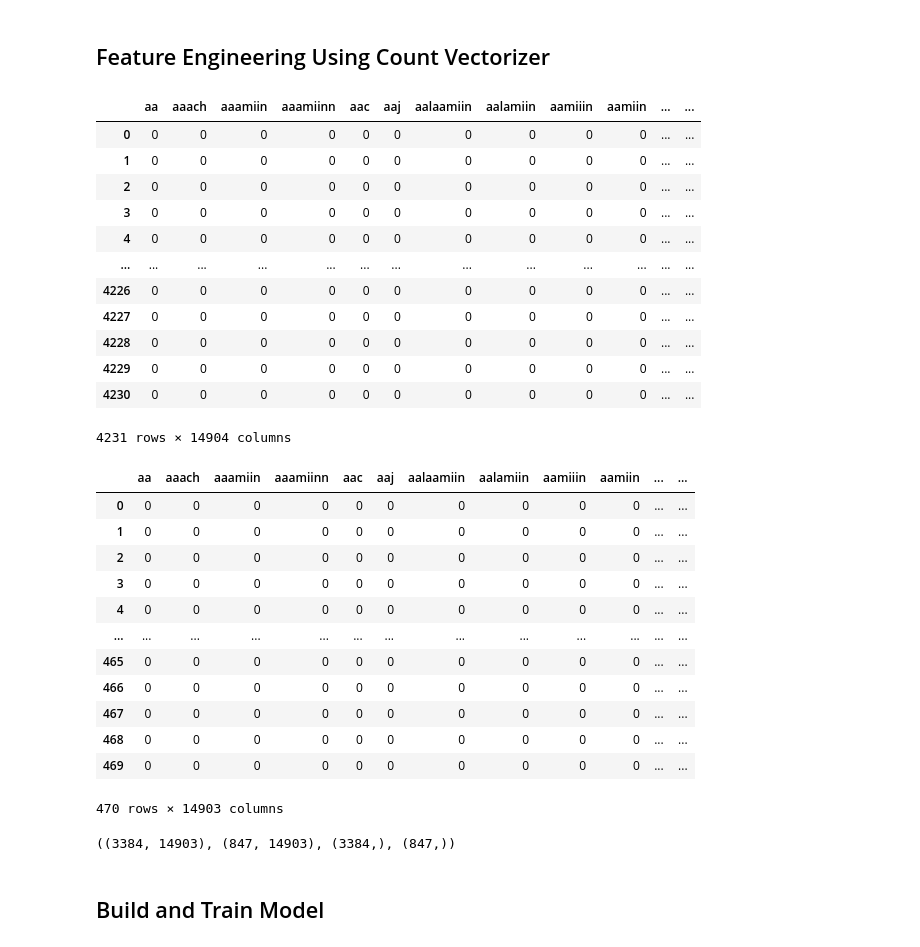
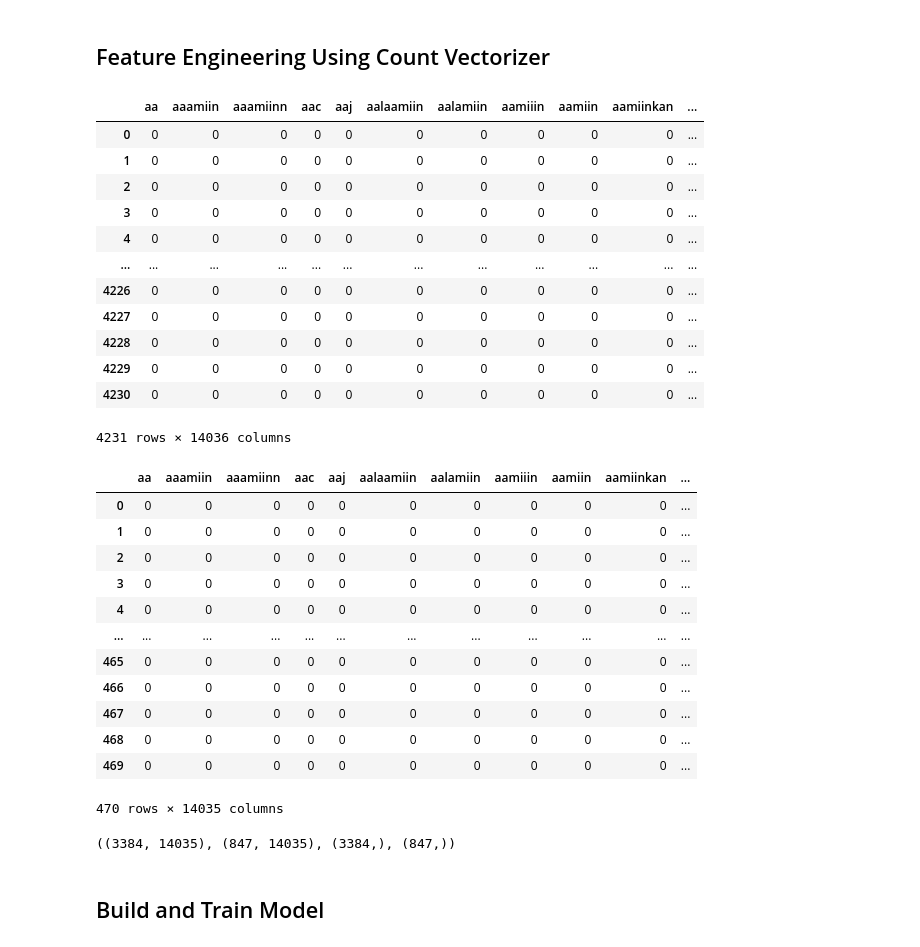
Before and after one commit to PrinandaRahmatullah/hoax-detection, a Jupyter notebook: traditional_ml/count_vectorizer.ipynb, the cells around one changed output. Saved outputs shown, nothing was run; the diff lists cells and outputs as text; code cells hidden in the pictures.

Commit message:
fix : data usen when count_vec fitting

```diff
--- a/traditional_ml/count_vectorizer.ipynb
+++ b/traditional_ml/count_vectorizer.ipynb
@@ -139,38 +139,39 @@ test_df.head()
 # %% [markdown]
 ## Feature Engineering Using Count Vectorizer
 # %%
-konten_all = train_df.loc[:,"konten"].append(test_df.loc[:,"konten"], ignore_index=True)
+# konten_all = train_df.loc[:,"konten"].append(test_df.loc[:,"konten"], ignore_index=True)
+konten_train = train_df.loc[:,"konten"]
 # %%
 count_vectorizer = CountVectorizer(min_df=0., max_df=1.)
 
 # tokenize and build vocab
-cv_matrix = count_vectorizer.fit(konten_all)
+cv_matrix = count_vectorizer.fit(konten_train)
 
 # encode training entry
 cv_matrix = count_vectorizer.transform(train_df.loc[:,"konten"])
 cv_matrix = cv_matrix.toarray()
 
 # get all unique words in the corpus
 vocab = count_vectorizer.get_feature_names()
 
 # show document feature vectors
 training_df = pd.DataFrame(cv_matrix, columns=vocab)
 training_df["Class"] = train_df.loc[:,"Class"]
 training_df
 # %% [output]
-|  | aa | aaach | aaamiin | aaamiinn | aac | aaj | aalaamiin | aalamiin | aamiiin | aamiin | ... | ... |
-| 0 | 0 | 0 | 0 | 0 | 0 | 0 | 0 | 0 | 0 | 0 | ... | ... |
-| 1 | 0 | 0 | 0 | 0 | 0 | 0 | 0 | 0 | 0 | 0 | ... | ... |
-| 2 | 0 | 0 | 0 | 0 | 0 | 0 | 0 | 0 | 0 | 0 | ... | ... |
-| 3 | 0 | 0 | 0 | 0 | 0 | 0 | 0 | 0 | 0 | 0 | ... | ... |
-| 4 | 0 | 0 | 0 | 0 | 0 | 0 | 0 | 0 | 0 | 0 | ... | ... |
-| ... | ... | ... | ... | ... | ... | ... | ... | ... | ... | ... | ... | ... |
-| 4226 | 0 | 0 | 0 | 0 | 0 | 0 | 0 | 0 | 0 | 0 | ... | ... |
-| 4227 | 0 | 0 | 0 | 0 | 0 | 0 | 0 | 0 | 0 | 0 | ... | ... |
-| 4228 | 0 | 0 | 0 | 0 | 0 | 0 | 0 | 0 | 0 | 0 | ... | ... |
-| 4229 | 0 | 0 | 0 | 0 | 0 | 0 | 0 | 0 | 0 | 0 | ... | ... |
-| 4230 | 0 | 0 | 0 | 0 | 0 | 0 | 0 | 0 | 0 | 0 | ... | ... |
+|  | aa | aaamiin | aaamiinn | aac | aaj | aalaamiin | aalamiin | aamiiin | aamiin | aamiinkan | ... |
+| 0 | 0 | 0 | 0 | 0 | 0 | 0 | 0 | 0 | 0 | 0 | ... |
+| 1 | 0 | 0 | 0 | 0 | 0 | 0 | 0 | 0 | 0 | 0 | ... |
+| 2 | 0 | 0 | 0 | 0 | 0 | 0 | 0 | 0 | 0 | 0 | ... |
+| 3 | 0 | 0 | 0 | 0 | 0 | 0 | 0 | 0 | 0 | 0 | ... |
+| 4 | 0 | 0 | 0 | 0 | 0 | 0 | 0 | 0 | 0 | 0 | ... |
+| ... | ... | ... | ... | ... | ... | ... | ... | ... | ... | ... | ... |
+| 4226 | 0 | 0 | 0 | 0 | 0 | 0 | 0 | 0 | 0 | 0 | ... |
+| 4227 | 0 | 0 | 0 | 0 | 0 | 0 | 0 | 0 | 0 | 0 | ... |
+| 4228 | 0 | 0 | 0 | 0 | 0 | 0 | 0 | 0 | 0 | 0 | ... |
+| 4229 | 0 | 0 | 0 | 0 | 0 | 0 | 0 | 0 | 0 | 0 | ... |
+| 4230 | 0 | 0 | 0 | 0 | 0 | 0 | 0 | 0 | 0 | 0 | ... |
-4231 rows × 14904 columns
+4231 rows × 14036 columns
 # %%
 # encode testing entry
 cv_matrix_test = count_vectorizer.transform(test_df.loc[:,"konten"])
@@ -180,19 +181,19 @@ cv_matrix_test = cv_matrix_test.toarray()
 testing_df = pd.DataFrame(cv_matrix_test, columns=vocab)
 testing_df
 # %% [output]
-|  | aa | aaach | aaamiin | aaamiinn | aac | aaj | aalaamiin | aalamiin | aamiiin | aamiin | ... | ... |
-| 0 | 0 | 0 | 0 | 0 | 0 | 0 | 0 | 0 | 0 | 0 | ... | ... |
-| 1 | 0 | 0 | 0 | 0 | 0 | 0 | 0 | 0 | 0 | 0 | ... | ... |
-| 2 | 0 | 0 | 0 | 0 | 0 | 0 | 0 | 0 | 0 | 0 | ... | ... |
-| 3 | 0 | 0 | 0 | 0 | 0 | 0 | 0 | 0 | 0 | 0 | ... | ... |
-| 4 | 0 | 0 | 0 | 0 | 0 | 0 | 0 | 0 | 0 | 0 | ... | ... |
-| ... | ... | ... | ... | ... | ... | ... | ... | ... | ... | ... | ... | ... |
-| 465 | 0 | 0 | 0 | 0 | 0 | 0 | 0 | 0 | 0 | 0 | ... | ... |
-| 466 | 0 | 0 | 0 | 0 | 0 | 0 | 0 | 0 | 0 | 0 | ... | ... |
-| 467 | 0 | 0 | 0 | 0 | 0 | 0 | 0 | 0 | 0 | 0 | ... | ... |
-| 468 | 0 | 0 | 0 | 0 | 0 | 0 | 0 | 0 | 0 | 0 | ... | ... |
-| 469 | 0 | 0 | 0 | 0 | 0 | 0 | 0 | 0 | 0 | 0 | ... | ... |
+|  | aa | aaamiin | aaamiinn | aac | aaj | aalaamiin | aalamiin | aamiiin | aamiin | aamiinkan | ... |
+| 0 | 0 | 0 | 0 | 0 | 0 | 0 | 0 | 0 | 0 | 0 | ... |
+| 1 | 0 | 0 | 0 | 0 | 0 | 0 | 0 | 0 | 0 | 0 | ... |
+| 2 | 0 | 0 | 0 | 0 | 0 | 0 | 0 | 0 | 0 | 0 | ... |
+| 3 | 0 | 0 | 0 | 0 | 0 | 0 | 0 | 0 | 0 | 0 | ... |
+| 4 | 0 | 0 | 0 | 0 | 0 | 0 | 0 | 0 | 0 | 0 | ... |
+| ... | ... | ... | ... | ... | ... | ... | ... | ... | ... | ... | ... |
+| 465 | 0 | 0 | 0 | 0 | 0 | 0 | 0 | 0 | 0 | 0 | ... |
+| 466 | 0 | 0 | 0 | 0 | 0 | 0 | 0 | 0 | 0 | 0 | ... |
+| 467 | 0 | 0 | 0 | 0 | 0 | 0 | 0 | 0 | 0 | 0 | ... |
+| 468 | 0 | 0 | 0 | 0 | 0 | 0 | 0 | 0 | 0 | 0 | ... |
+| 469 | 0 | 0 | 0 | 0 | 0 | 0 | 0 | 0 | 0 | 0 | ... |
-470 rows × 14903 columns
+470 rows × 14035 columns
 # %%
 # Split data
 X =  training_df.drop("Class", axis=1)
@@ -203,7 +204,7 @@ X_train, X_val, y_train, y_val = train_test_split(X, y, test_size=0.2)
 # %%
 X_train.shape, X_val.shape, y_train.shape, y_val.shape
 # %% [output]
-((3384, 14903), (847, 14903), (3384,), (847,))
+((3384, 14035), (847, 14035), (3384,), (847,))
 # %% [markdown]
 ## Build and Train Model
 # %% [markdown]
```
Also changed, not shown: parts of 5 cells of this notebook, 4 other files.
